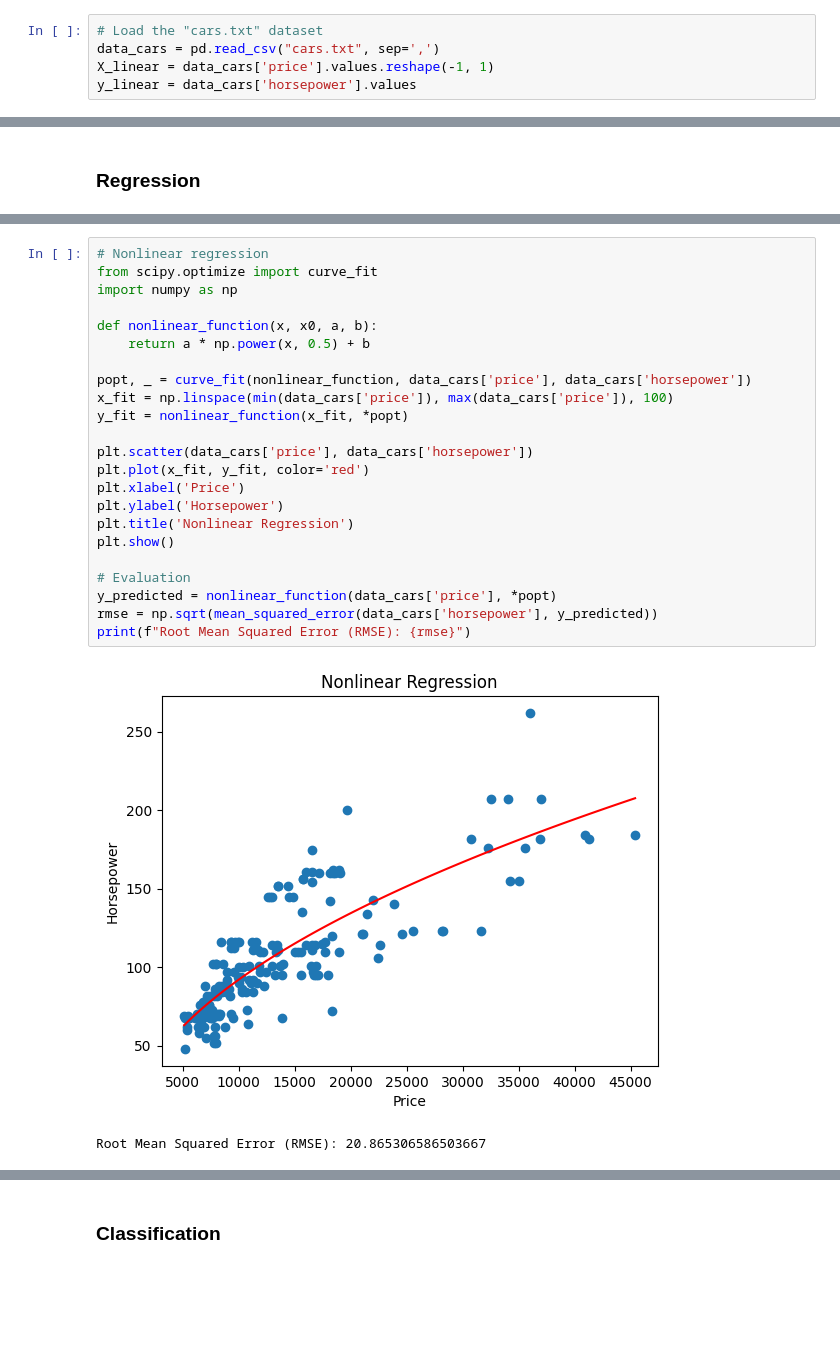
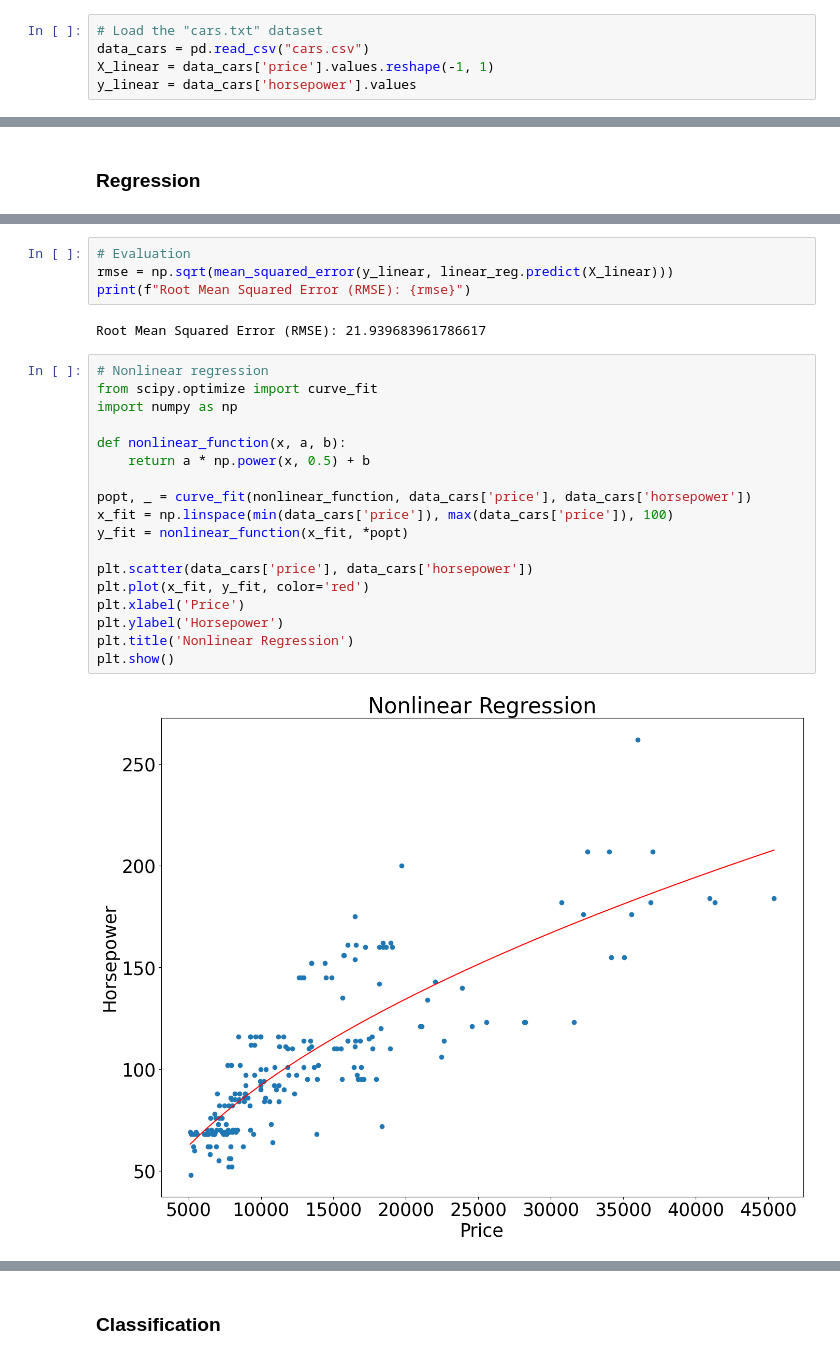
Before and after one commit to p0gacar/labs, a Jupyter notebook: lab5/supervised_learning_2.ipynb, the cells around one changed output, grey strips where cells are left out. Cells and saved outputs as stored; diff of their text form; blank space fills up the shorter version.

```diff
--- a/lab5/supervised_learning_2.ipynb
+++ b/lab5/supervised_learning_2.ipynb
@@ -55,6 +55,6 @@ pd.set_option('display.width', 1000)
 pd.set_option('display.float_format', '{:.2f}'.format)
 # %%
 # Load the "cars.txt" dataset
-data_cars = pd.read_csv("cars.txt", sep=',')
+data_cars = pd.read_csv("cars.csv")
 X_linear = data_cars['price'].values.reshape(-1, 1)
 y_linear = data_cars['horsepower'].values
@@ -82,26 +86,26 @@ Root Mean Squared Error (RMSE): 21.939683961786617
+# %%
+# Evaluation
+rmse = np.sqrt(mean_squared_error(y_linear, linear_reg.predict(X_linear)))
+print(f"Root Mean Squared Error (RMSE): {rmse}")
+# %% [output]
+Root Mean Squared Error (RMSE): 21.939683961786617
 # %%
 # Nonlinear regression
 from scipy.optimize import curve_fit
 import numpy as np
 
-def nonlinear_function(x, x0, a, b):
+def nonlinear_function(x, a, b):
     return a * np.power(x, 0.5) + b
 
 popt, _ = curve_fit(nonlinear_function, data_cars['price'], data_cars['horsepower'])
 x_fit = np.linspace(min(data_cars['price']), max(data_cars['price']), 100)
 y_fit = nonlinear_function(x_fit, *popt)
 
 plt.scatter(data_cars['price'], data_cars['horsepower'])
 plt.plot(x_fit, y_fit, color='red')
 plt.xlabel('Price')
 plt.ylabel('Horsepower')
 plt.title('Nonlinear Regression')
 plt.show()
-
-# Evaluation
-y_predicted = nonlinear_function(data_cars['price'], *popt)
-rmse = np.sqrt(mean_squared_error(data_cars['horsepower'], y_predicted))
-print(f"Root Mean Squared Error (RMSE): {rmse}")
 # %% [output]
-[figure, old version]
+[figure, new version]
-Root Mean Squared Error (RMSE): 20.865306586503667
```
Also changed, not shown: parts of 13 cells of this notebook, 2 other files.
